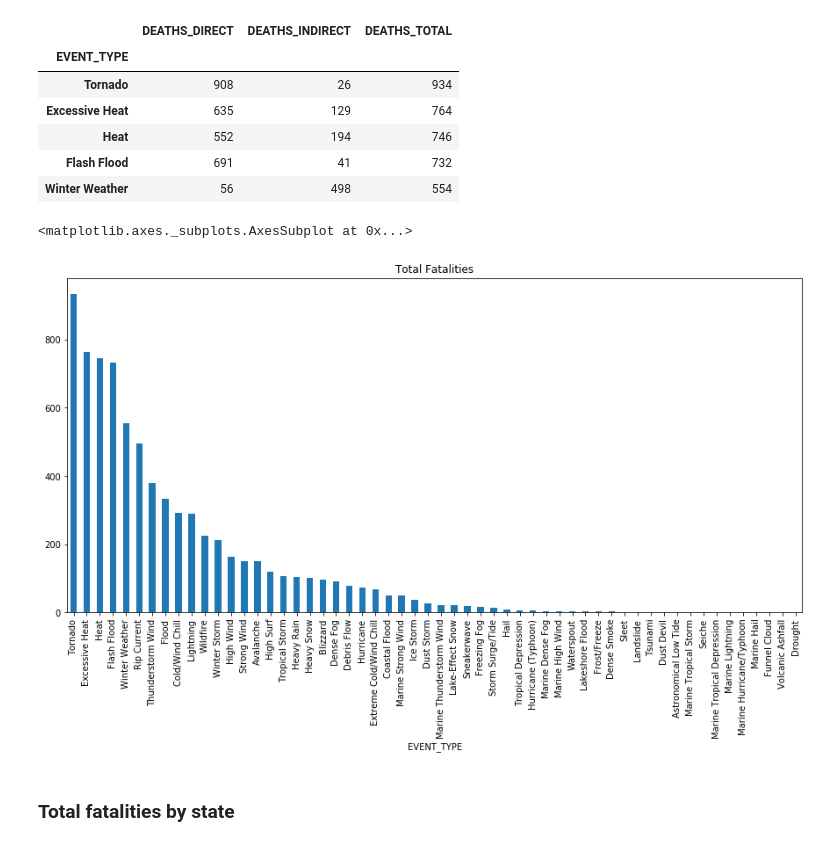
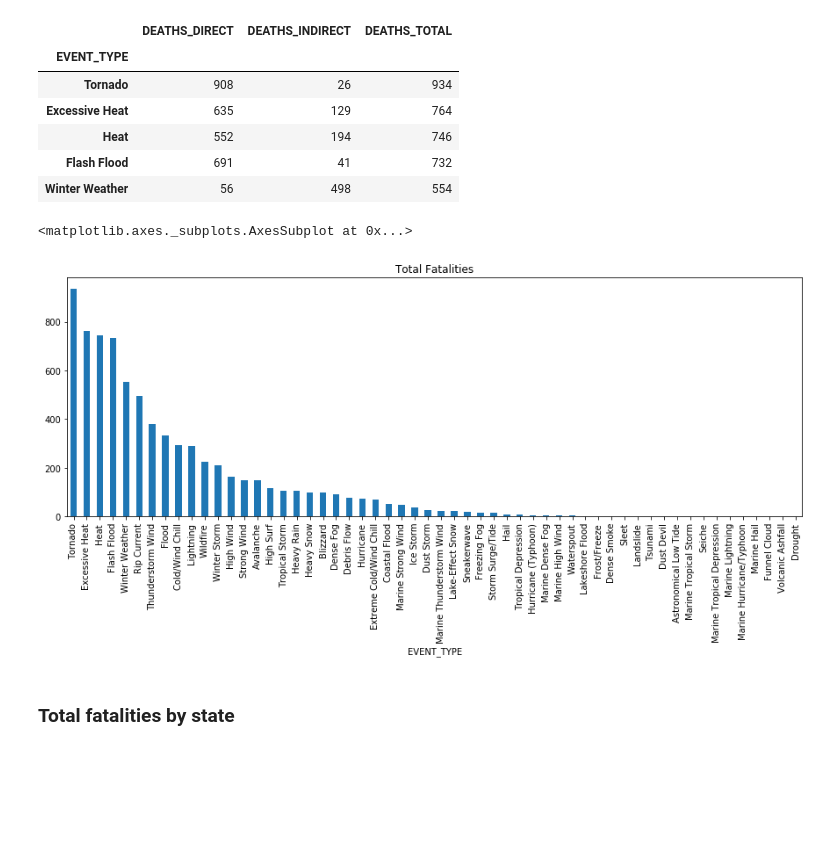
Before and after one commit to alwz1/storm-events, a Jupyter notebook: storm_events.ipynb, the cells around one changed output. Cells and saved outputs as stored; diff of their text form; code cells hidden in the pictures; blank space fills up the shorter version.

```diff
--- a/storm_events.ipynb
+++ b/storm_events.ipynb
@@ -40,17 +40,15 @@ import matplotlib.pyplot as plt
 # %%
 # columns of interest from the yearly Storm Events Datasets
 
-selected_columns = ['STATE', 'STATE_FIPS','YEAR', 'MONTH_NAME',
-                    'EVENT_TYPE', 'CZ_TYPE', 'CZ_FIPS', 'CZ_NAME',
-                    'WFO', 'BEGIN_DATE_TIME', 'END_DATE_TIME',
-                    'INJURIES_DIRECT', 'INJURIES_INDIRECT',
+selected_columns = ['STATE', 'YEAR', 'MONTH_NAME',
+                    'EVENT_TYPE', 'CZ_TYPE', 'CZ_FIPS',
+                    'WFO','INJURIES_DIRECT', 'INJURIES_INDIRECT',
                     'DEATHS_DIRECT','DEATHS_INDIRECT',
-                    'DAMAGE_PROPERTY', 'DAMAGE_CROPS', 'SOURCE',
+                    'DAMAGE_PROPERTY', 'SOURCE',
                     'MAGNITUDE', 'MAGNITUDE_TYPE', 'FLOOD_CAUSE',
                     'TOR_F_SCALE','TOR_LENGTH', 'TOR_WIDTH',
                     'TOR_OTHER_WFO', 'TOR_OTHER_CZ_STATE',
-                    'TOR_OTHER_CZ_FIPS', 'TOR_OTHER_CZ_NAME',
-                    'BEGIN_LOCATION', 'END_LOCATION',
+                    'TOR_OTHER_CZ_FIPS',
                     'BEGIN_RANGE', 'END_RANGE','BEGIN_AZIMUTH',
                     'END_AZIMUTH','BEGIN_LAT',
                     'BEGIN_LON', 'END_LAT', 'END_LON']
@@ -116,10 +116,10 @@ df_fatality_event.head()
 | Winter Weather | 56 | 498 | 554 |
 # %%
 df_fatality_event['DEATHS_TOTAL'] \
-.plot(kind = 'bar', title = 'Total Fatalities', figsize = (15,7))
+.plot(kind = 'bar', title = 'Total Fatalities', figsize = (15,5))
 # %% [output]
 <matplotlib.axes._subplots.AxesSubplot at 0x...>
-[figure, old version]
+[figure, new version]
 # %% [markdown]
 ### Total fatalities by state
 # %%
```
Also changed, not shown: parts of 19 cells of this notebook.
